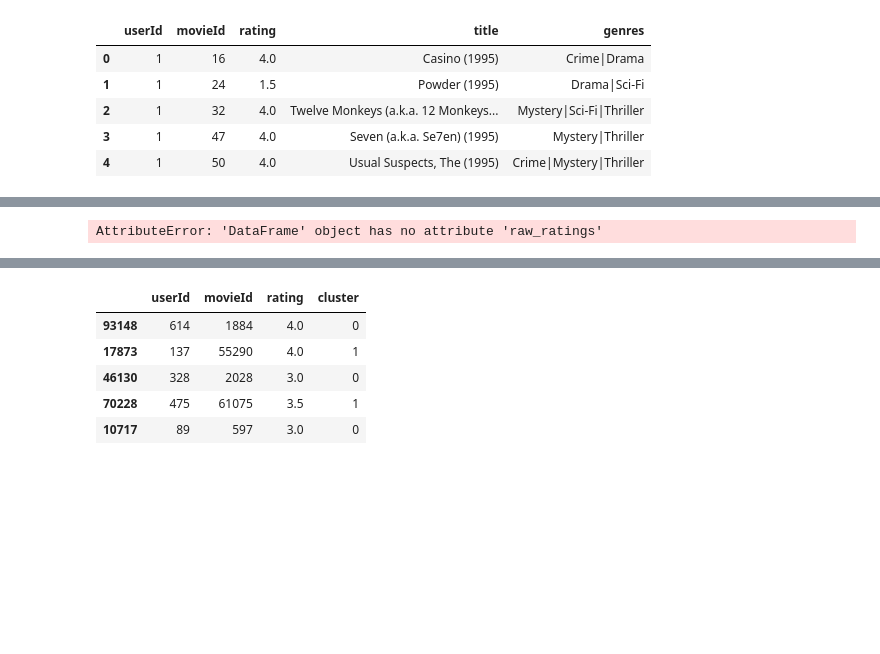
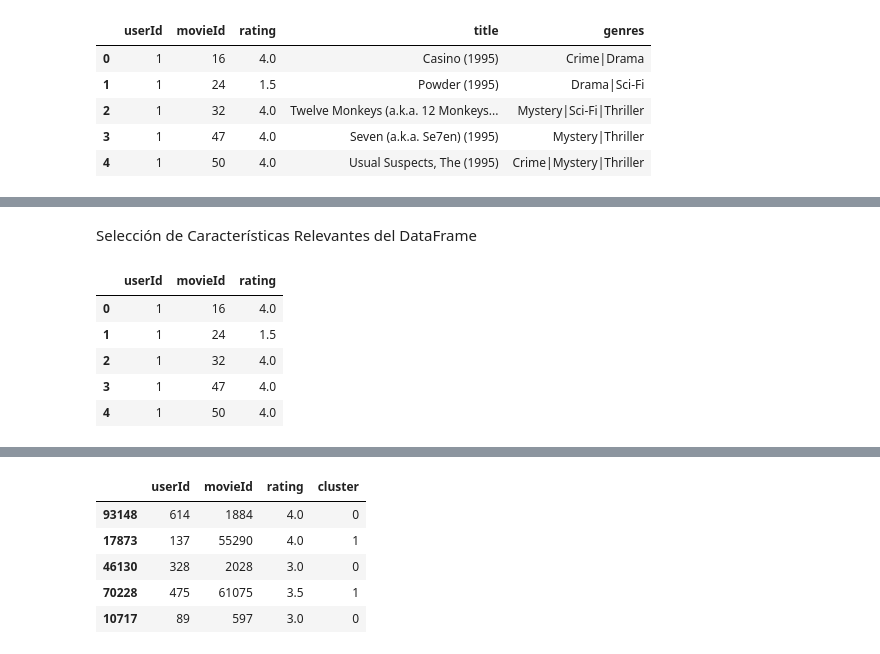
Before and after one commit to Nicosoy/User_Movie_Recommendation_Model, a Jupyter notebook: main.ipynb, the cells around one changed output, grey strips where cells are left out. Saved outputs shown, nothing was run; the diff lists cells and outputs as text; code cells hidden in the pictures; blank space fills up the shorter version.

```diff
--- a/main.ipynb
+++ b/main.ipynb
@@ -166,4 +175,12 @@ AttributeError: 'NoneType' object has no attribute 'info'
-# %%
-X_train, X_test = train_test_split(df, test_size = 0.2, random_state = 42)
-# %% [output]
-AttributeError: 'DataFrame' object has no attribute 'raw_ratings'
+# %% [markdown]
+Selección de Características Relevantes del DataFrame
+# %%
+df_new = df[['userId', 'movieId', 'rating']]
+df_new.head()
+# %% [output]
+|  | userId | movieId | rating |
+| 0 | 1 | 16 | 4.0 |
+| 1 | 1 | 24 | 1.5 |
+| 2 | 1 | 32 | 4.0 |
+| 3 | 1 | 47 | 4.0 |
+| 4 | 1 | 50 | 4.0 |
```
Also changed, not shown: parts of 27 cells of this notebook, 1 other file.
